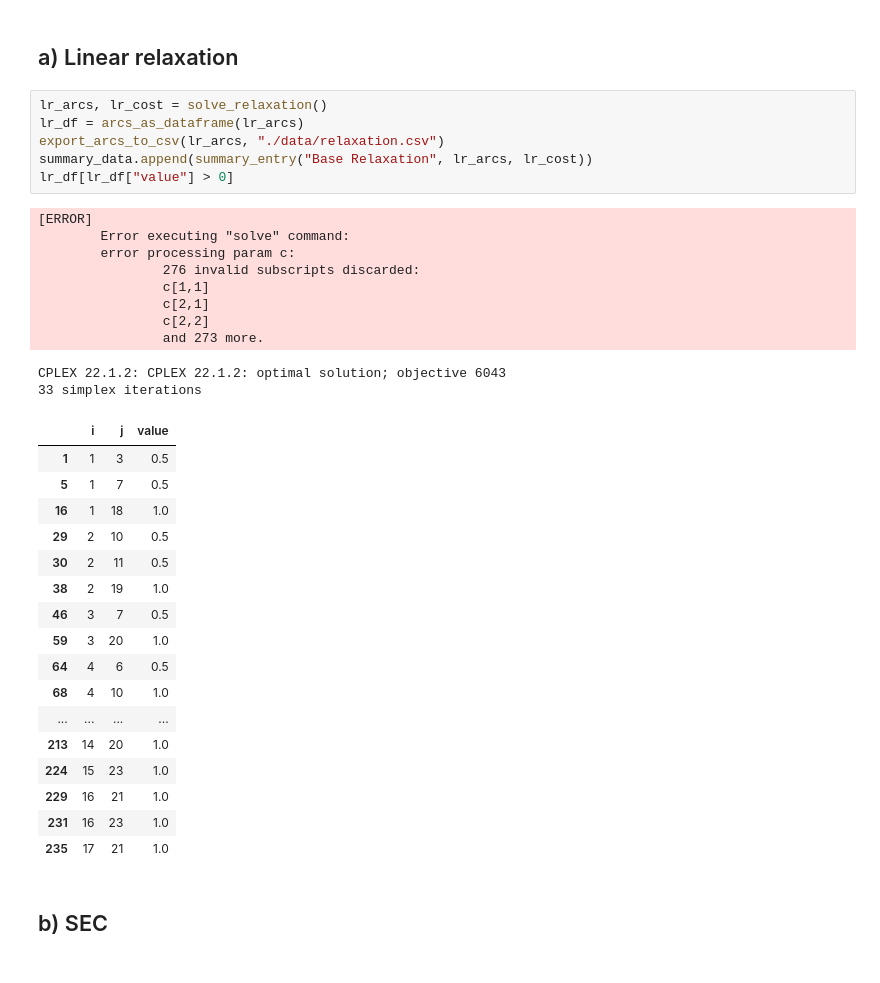
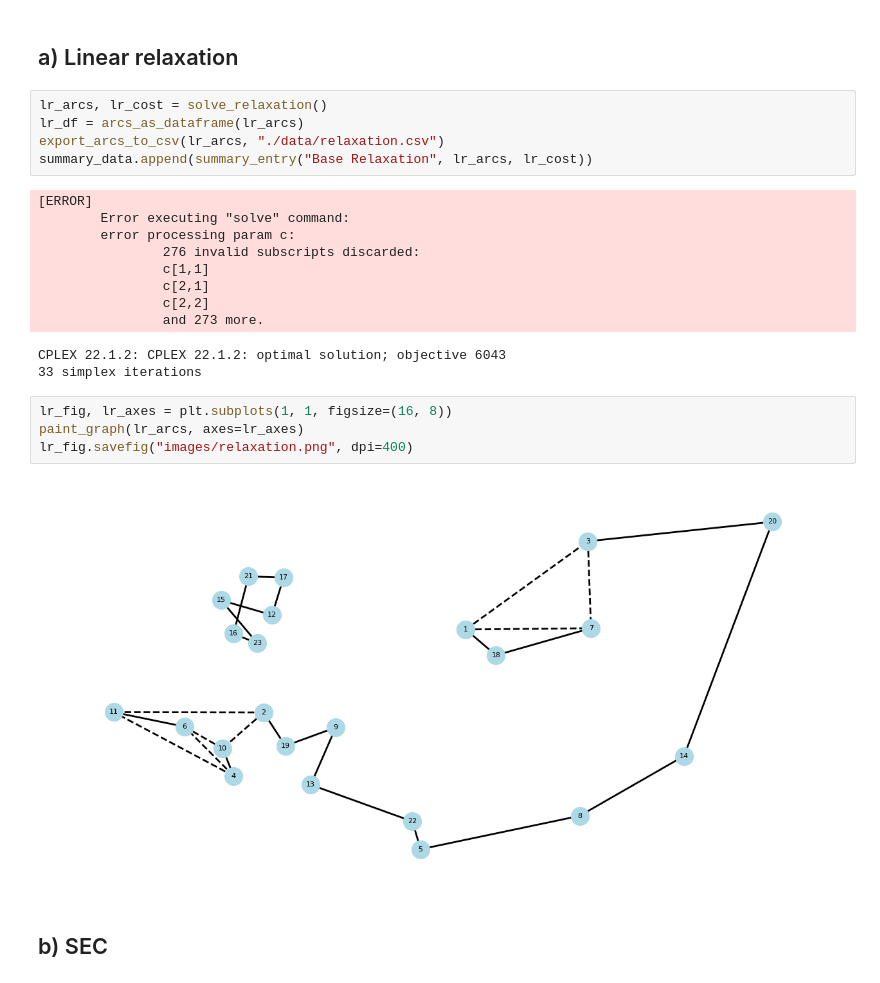
Before and after one commit to Diviloper/MESIO, a Jupyter notebook: mmio/tsp/lower_bounds.ipynb, the cells around one changed output. Drawn from its saved outputs; the diff is of its cells as text.

Commit message:
Add images

```diff
--- a/mmio/tsp/lower_bounds.ipynb
+++ b/mmio/tsp/lower_bounds.ipynb
@@ -48,7 +49,6 @@ lr_arcs, lr_cost = solve_relaxation()
 lr_df = arcs_as_dataframe(lr_arcs)
 export_arcs_to_csv(lr_arcs, "./data/relaxation.csv")
 summary_data.append(summary_entry("Base Relaxation", lr_arcs, lr_cost))
-lr_df[lr_df["value"] > 0]
 # %% [output]
 [ERROR]
         Error executing "solve" command:
@@ -60,23 +60,12 @@ lr_df[lr_df["value"] > 0]
                 and 273 more.
 CPLEX 22.1.2: CPLEX 22.1.2: optimal solution; objective 6043
 33 simplex iterations
-|  | i | j | value |
-| 1 | 1 | 3 | 0.5 |
-| 5 | 1 | 7 | 0.5 |
-| 16 | 1 | 18 | 1.0 |
-| 29 | 2 | 10 | 0.5 |
-| 30 | 2 | 11 | 0.5 |
-| 38 | 2 | 19 | 1.0 |
-| 46 | 3 | 7 | 0.5 |
-| 59 | 3 | 20 | 1.0 |
-| 64 | 4 | 6 | 0.5 |
-| 68 | 4 | 10 | 1.0 |
-| ... | ... | ... | ... |
-| 213 | 14 | 20 | 1.0 |
-| 224 | 15 | 23 | 1.0 |
-| 229 | 16 | 21 | 1.0 |
-| 231 | 16 | 23 | 1.0 |
-| 235 | 17 | 21 | 1.0 |
+# %%
+lr_fig, lr_axes = plt.subplots(1, 1, figsize=(16, 8))
+paint_graph(lr_arcs, axes=lr_axes)
+lr_fig.savefig("images/relaxation.png", dpi=400)
+# %% [output]
+[figure, added]
 # %% [markdown]
 ## b) SEC
 # %%
```
Also changed, not shown: parts of 13 cells of this notebook, 11 other files.
